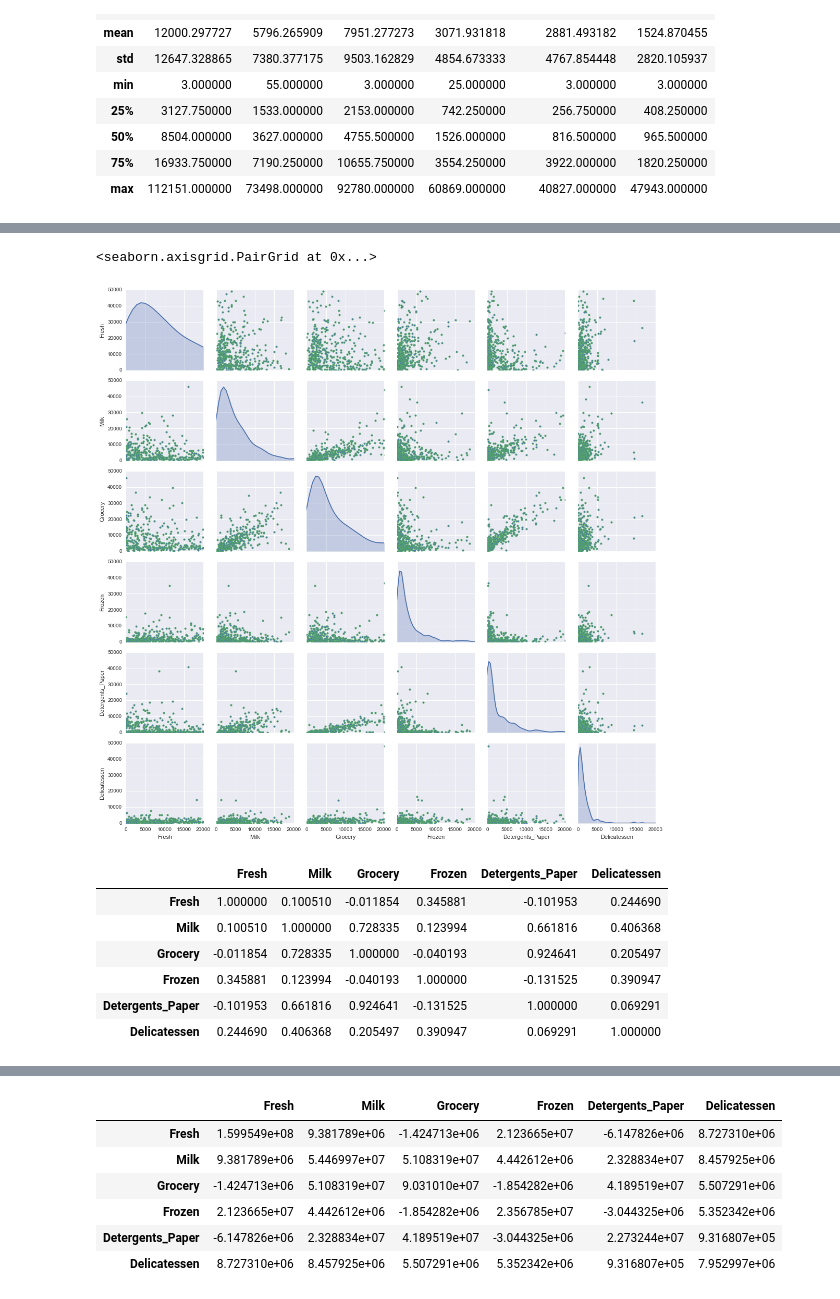
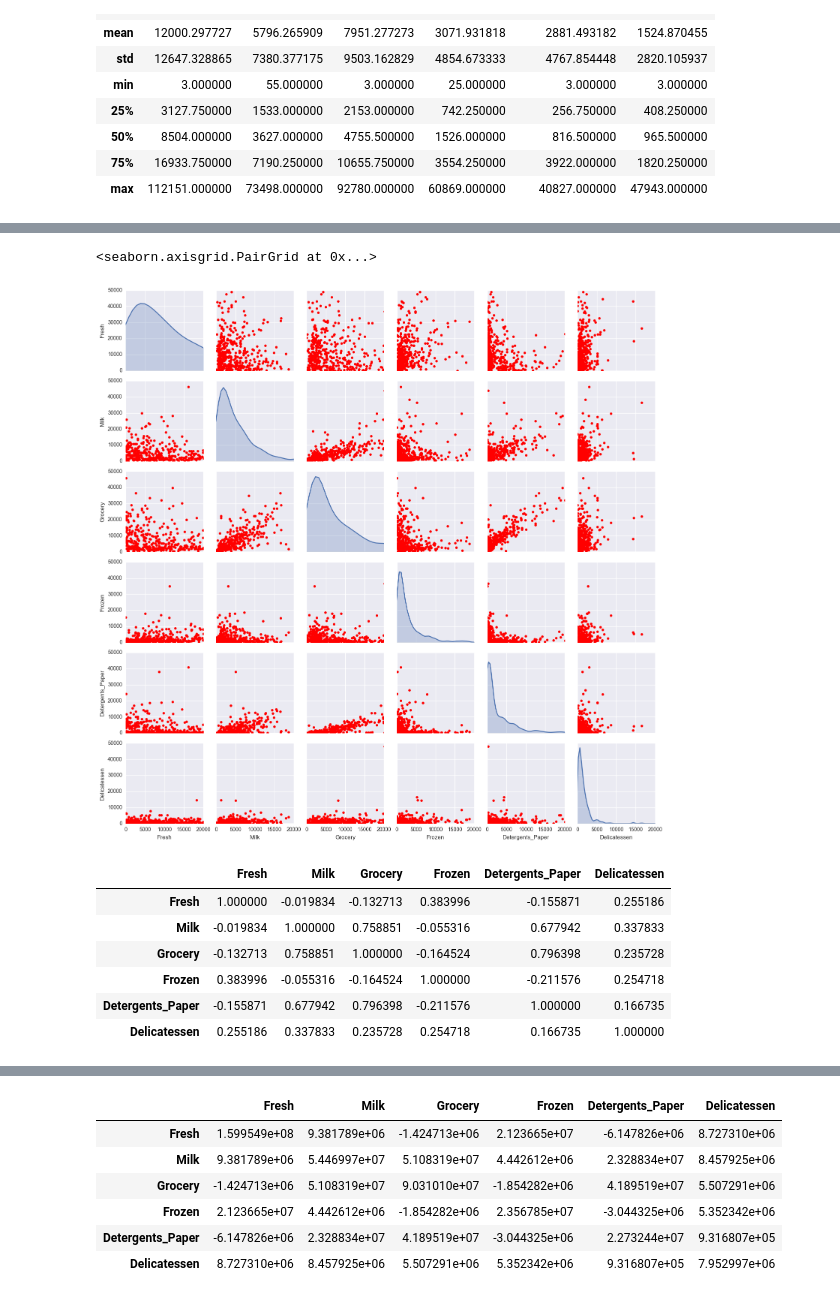
Before and after one commit to Tsmith5151/Customer-Segments, a Jupyter notebook: customer_segments.ipynb, the cells around one changed output, grey strips where cells are left out. Saved outputs shown, nothing was run; the diff lists cells and outputs as text; code cells hidden in the pictures.

```diff
--- a/customer_segments.ipynb
+++ b/customer_segments.ipynb
@@ -23,9 +23,9 @@ warnings.filterwarnings('ignore')
 # %% [markdown]
 ### Load Dataset:
 # %%
-data = pd.read_csv("wholesale-customers.csv")
-print "Number of Attributes: %s" % (data.shape[1])
-print "Number of Observations: %s" % (data.shape[0])
+data_raw = pd.read_csv("wholesale-customers.csv")
+print("Number of Features: %s" % (data.shape[1]))
+print("Number of Observations: %s" % (data.shape[0]))
 
-X=data.ix[:,0:6].values
+X=data_raw.ix[:,0:6].values
 # %% [output]
@@ -82,22 +103,22 @@ array([[<matplotlib.axes._subplots.AxesSubplot object at 0x...>,
 # %%
-#Bivariate Plot
-g = sns.pairplot(data, diag_kind="kde",markers="o",
-        palette=dict(Fresh="g", Milk="m", Frozen="b", Detergents_Paper="y",Delicatessen="r"),
-        plot_kws=dict(s=10, edgecolor="g",
-        linewidth=1),diag_kws=dict(shade=True))
+#Scatter Matrix (Original Scale)
+g = sns.pairplot(data_raw, diag_kind="kde",markers="o",
+        plot_kws=dict(s=20, facecolor="red",edgecolor="red"),
+                 diag_kws=dict(shade=True))
 g.set(ylim=(0,50000))
 g.set(xlim=(0,20000))
 # %% [output]
 <seaborn.axisgrid.PairGrid at 0x...>
-[figure, old version]
+[figure, new version]
 # %%
 # Correlation Matrix:
-data.corr()
+corr = data.corr(method="pearson")
+corr
 # %% [output]
 |  | Fresh | Milk | Grocery | Frozen | Detergents_Paper | Delicatessen |
-| Fresh | 1.000000 | 0.100510 | -0.011854 | 0.345881 | -0.101953 | 0.244690 |
-| Milk | 0.100510 | 1.000000 | 0.728335 | 0.123994 | 0.661816 | 0.406368 |
-| Grocery | -0.011854 | 0.728335 | 1.000000 | -0.040193 | 0.924641 | 0.205497 |
-| Frozen | 0.345881 | 0.123994 | -0.040193 | 1.000000 | -0.131525 | 0.390947 |
-| Detergents_Paper | -0.101953 | 0.661816 | 0.924641 | -0.131525 | 1.000000 | 0.069291 |
-| Delicatessen | 0.244690 | 0.406368 | 0.205497 | 0.390947 | 0.069291 | 1.000000 |
+| Fresh | 1.000000 | -0.019834 | -0.132713 | 0.383996 | -0.155871 | 0.255186 |
+| Milk | -0.019834 | 1.000000 | 0.758851 | -0.055316 | 0.677942 | 0.337833 |
+| Grocery | -0.132713 | 0.758851 | 1.000000 | -0.164524 | 0.796398 | 0.235728 |
+| Frozen | 0.383996 | -0.055316 | -0.164524 | 1.000000 | -0.211576 | 0.254718 |
+| Detergents_Paper | -0.155871 | 0.677942 | 0.796398 | -0.211576 | 1.000000 | 0.166735 |
+| Delicatessen | 0.255186 | 0.337833 | 0.235728 | 0.254718 | 0.166735 | 1.000000 |
```
Also changed, not shown: parts of 26 cells of this notebook.
